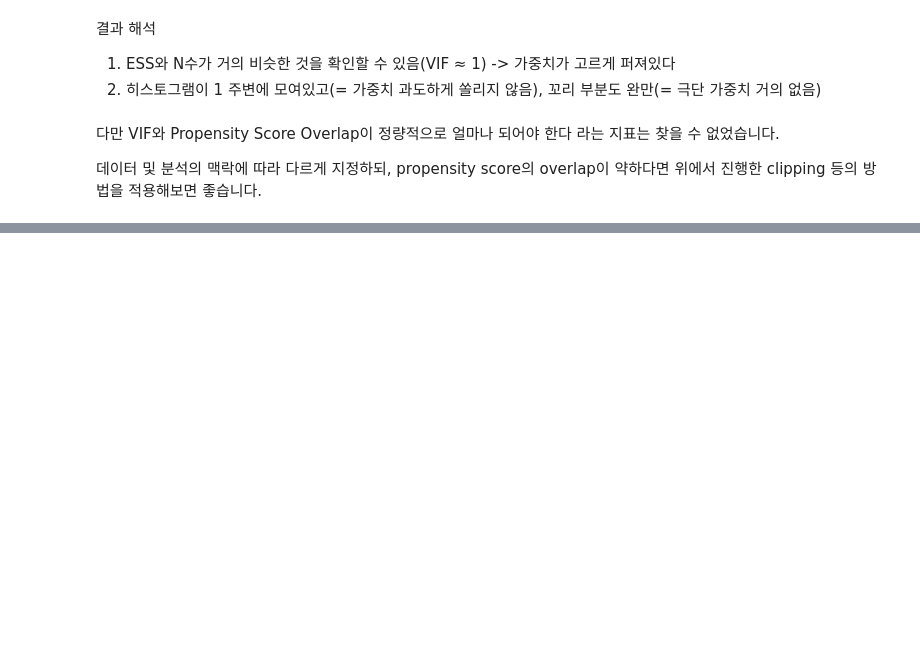
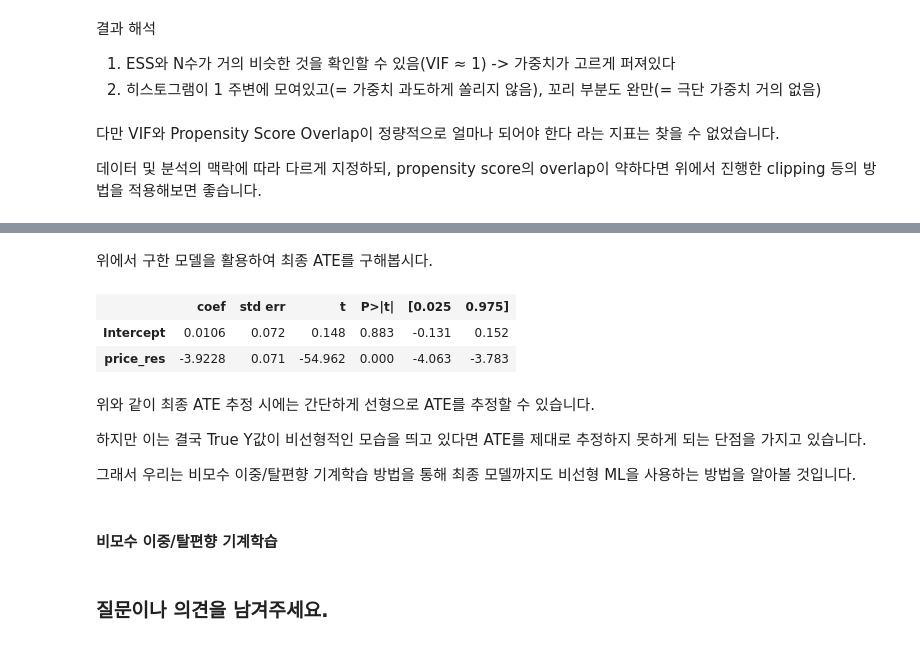
Before and after one commit to Funbucket/awesome-causal-inference-python, a Jupyter notebook: book/ate/propensity_score_and_dml.ipynb, the cells around one changed output, grey strips where cells are left out. Drawn from its saved outputs; the diff is of its cells as text; code cells hidden in the pictures; blank space fills up the shorter version.

```diff
--- a/book/ate/propensity_score_and_dml.ipynb
+++ b/book/ate/propensity_score_and_dml.ipynb
@@ -375,0 +311,10 @@ print({
+# %%
+y = "sales"
+T = "price"
+X = ["temp", "weekday", "cost"]
+
+debias_m = LGBMRegressor(max_depth=3, verbosity=-1)
+denoise_m = LGBMRegressor(max_depth=3, verbosity=-1)
+
+train_pred = train.assign(price_res =  train[T] - cross_val_predict(debias_m, train[X], train[T], cv=5),
+                          sales_res =  train[y] - cross_val_predict(denoise_m, train[X], train[y], cv=5))
@@ -375,0 +334,28 @@ print({
+# %% [markdown]
+위에서 구한 모델을 활용하여 최종 ATE를 구해봅시다.
+# %%
+import statsmodels.formula.api as smf
+
+final_model = smf.ols(formula='sales_res ~ price_res', data=train_pred).fit()
+final_model.summary().tables[1]
+# %% [output]
+|  | coef | std err | t | P>|t| | [0.025 | 0.975] |
+| Intercept | 0.0106 | 0.072 | 0.148 | 0.883 | -0.131 | 0.152 |
+| price_res | -3.9228 | 0.071 | -54.962 | 0.000 | -4.063 | -3.783 |
+# %% [markdown]
+위와 같이 최종 ATE 추정 시에는 간단하게 선형으로 ATE를 추정할 수 있습니다.
+
+하지만 이는 결국 True Y값이 비선형적인 모습을 띄고 있다면 ATE를 제대로 추정하지 못하게 되는 단점을 가지고 있습니다.
+
+그래서 우리는 비모수 이중/탈편향 기계학습 방법을 통해 최종 모델까지도 비선형 ML을 사용하는 방법을 알아볼 것입니다.
+# %% [markdown]
+#### 비모수 이중/탈편향 기계학습
+# %% [markdown]
+### 질문이나 의견을 남겨주세요.
+<script src="https://utteranc.es/client.js"
+        repo="CausalInferenceLab/awesome-causal-inference-python"
+        issue-term="pathname"
+        theme="github-light"
+        crossorigin="anonymous"
+        async>
+</script>
```
Also changed, not shown: parts of 41 cells of this notebook.
